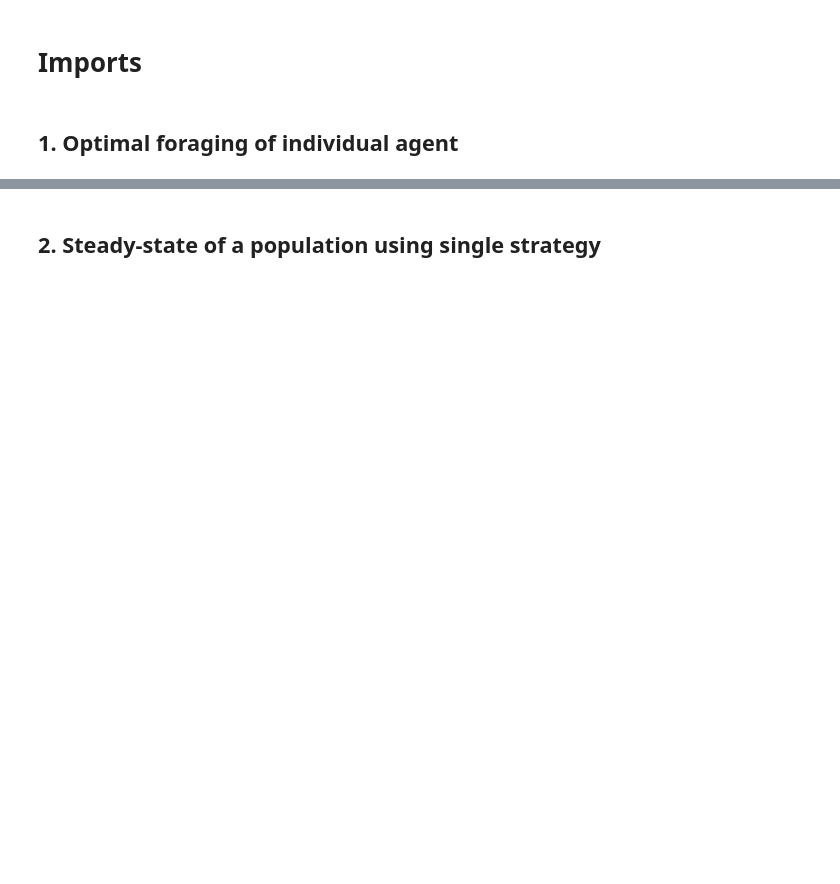
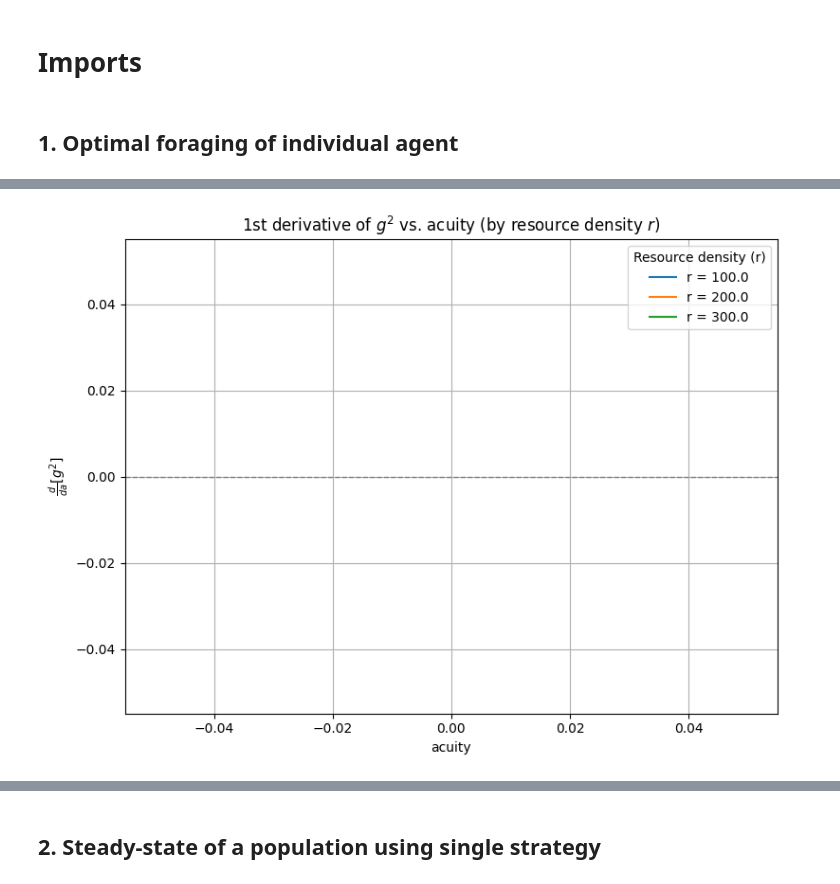
Before and after one commit to PrometheosFire/foraging-sim, a Jupyter notebook: evaluation/results.ipynb, the cells around one changed output, grey strips where cells are left out. Saved outputs shown, nothing was run; the diff lists cells and outputs as text; code cells hidden in the pictures; blank space fills up the shorter version.

```diff
--- a/evaluation/results.ipynb
+++ b/evaluation/results.ipynb
@@ -98,30 +96,34 @@ plt.show()
 # %%
+df = df.dropna(subset=["L"])
 plt.figure(figsize=(8, 6))
 
 # Loop through each resource density r
-for r_value in sorted(df["resource_cap"].unique()):
+for r_value in sorted(df["Rate"].unique()):
     # Filter and sort by acuity
-    group = df[df["resource_cap"] == r_value].sort_values("acuity")
+    group = df[df["Rate"] == r_value].sort_values("acuity")
 
     a = group["acuity"].values
     L = group["L"].values
-    g = 1 / L
-    g2 = g**2
-    dg2_da = np.gradient(g2, a)
 
-    # Plot the curve for this r
+    # Avoid division by zero or invalid values
+    with np.errstate(divide='ignore', invalid='ignore'):
+        g = 1 / L
+        g2 = g**2
+        dg2_da = np.gradient(g2, a)
+
+    # Plot the derivative curve for this r
     plt.plot(a, dg2_da, label=f"r = {r_value}")
 
-# Add horizontal dashed line at y=0
-plt.axhline(0, color='gray', linestyle='--', linewidth=1, label="y = 0")
+# Add horizontal dashed line at y=0 (without duplicate label)
+plt.axhline(0, color='gray', linestyle='--', linewidth=1)
 
 # Labels and layout
-plt.xlabel("Acuity")
-plt.ylabel("d(g²)/da")
-plt.xlim(0, 0.2)
-plt.ylim(-1, 4e4)
-plt.title("1st derivative of g² vs. Acuity (by resource density r)")
+plt.xlabel("acuity")
+plt.ylabel(r"$\frac{d}{da}[g^2]$")
+plt.title("1st derivative of $g^2$ vs. acuity (by resource density $r$)")
 plt.grid(True)
 plt.legend(title="Resource density (r)")
 plt.tight_layout()
 plt.show()
+# %% [output]
+[figure, added]
```
Also changed, not shown: parts of 5 cells of this notebook, 2 other files.
